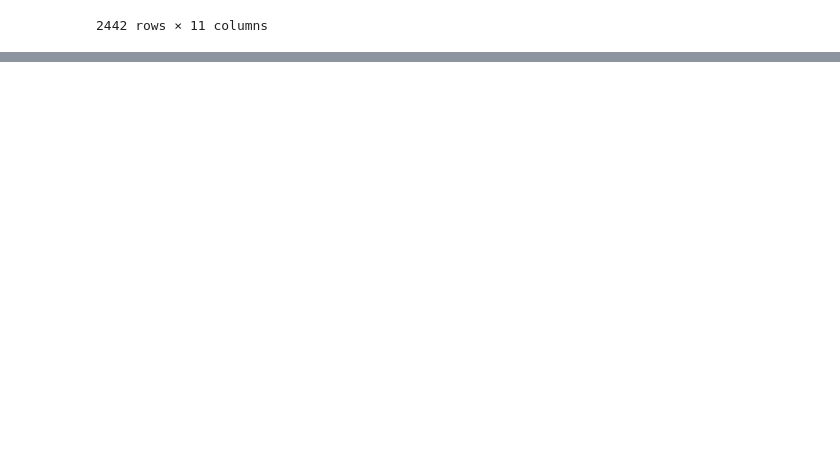
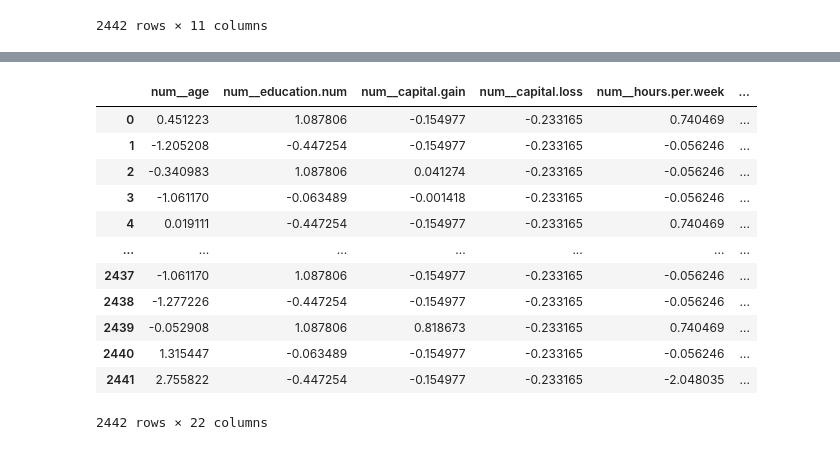
Before and after one commit to Molichik123/IIS_LR1, a Jupyter notebook: research/research.ipynb, the cells around one changed output, grey strips where cells are left out. Cells and saved outputs as stored; diff of their text form; code cells hidden in the pictures; blank space fills up the shorter version.

```diff
--- a/research/research.ipynb
+++ b/research/research.ipynb
@@ -287,3 +287,17 @@ X_train
 | 15404 | 57 | Federal-gov | 10 | Divorced | Other-service | Not-in-family | White | Male | ... |
 | 12081 | 77 | ? | 9 | Married-civ-spouse | ? | Husband | White | Male | ... |
 2442 rows × 11 columns
+# %%
+regressor2 = RandomForestClassifier(n_estimators=10, max_depth=6)
+pipeline = Pipeline(steps=[('preprocessor', preprocessor),
+                           ('model', regressor2)])
+
+pipeline.fit(X_train, y_train)
+
+predictions = pipeline.predict(X_test)
+metrics = {}
+metrics["mae"] = mean_absolute_error(y_test, predictions)
+metrics["mape"] = mean_absolute_percentage_error(y_test, predictions)
+metrics["mse"] = mean_squared_error(y_test, predictions)
+
+metrics
@@ -291,7 +387,7 @@ X_train
 from autofeat import AutoFeatRegressor
 transformations = ["abs", "sqrt", "^2"]
 
-afreg = AutoFeatRegressor(verbose=1, feateng_steps=2, max_gb=8, transformations=["log", "sqrt"],feateng_cols=num_features)
+afreg = AutoFeatRegressor(verbose=1, feateng_steps=2, max_gb=8, transformations=transformations,feateng_cols=num_features)
 
 import numpy as np
 
@@ -321,7 +417,7 @@ class AutoFeatWrapper():
         return transformed_X.columns.tolist()
 
 afreg_pipeline = Pipeline(steps=[
-    ('autofeat', AutoFeatWrapper( feateng_steps=2, max_gb=16, transformations=["log", "sqrt"],feateng_cols=num_features)),
+    ('autofeat', AutoFeatWrapper( feateng_steps=2, max_gb=16, transformations=transformations,feateng_cols=num_features)),
     ('scaler', StandardScaler()),
 ])
 
@@ -343,0 +503,17 @@ AttributeError: module 'sympy' has no attribute 'add'
+# %%
+from sklearn.feature_selection import RFE
+X_train_afr
+# %% [output]
+|  | num__age | num__education.num | num__capital.gain | num__capital.loss | num__hours.per.week | ... |
+| 0 | 0.451223 | 1.087806 | -0.154977 | -0.233165 | 0.740469 | ... |
+| 1 | -1.205208 | -0.447254 | -0.154977 | -0.233165 | -0.056246 | ... |
+| 2 | -0.340983 | 1.087806 | 0.041274 | -0.233165 | -0.056246 | ... |
+| 3 | -1.061170 | -0.063489 | -0.001418 | -0.233165 | -0.056246 | ... |
+| 4 | 0.019111 | -0.447254 | -0.154977 | -0.233165 | 0.740469 | ... |
+| ... | ... | ... | ... | ... | ... | ... |
+| 2437 | -1.061170 | 1.087806 | -0.154977 | -0.233165 | -0.056246 | ... |
+| 2438 | -1.277226 | -0.447254 | -0.154977 | -0.233165 | -0.056246 | ... |
+| 2439 | -0.052908 | 1.087806 | 0.818673 | -0.233165 | 0.740469 | ... |
+| 2440 | 1.315447 | -0.063489 | -0.154977 | -0.233165 | -0.056246 | ... |
+| 2441 | 2.755822 | -0.447254 | -0.154977 | -0.233165 | -2.048035 | ... |
+2442 rows × 22 columns
```
Also changed, not shown: parts of 35 cells of this notebook, 3 other files.
